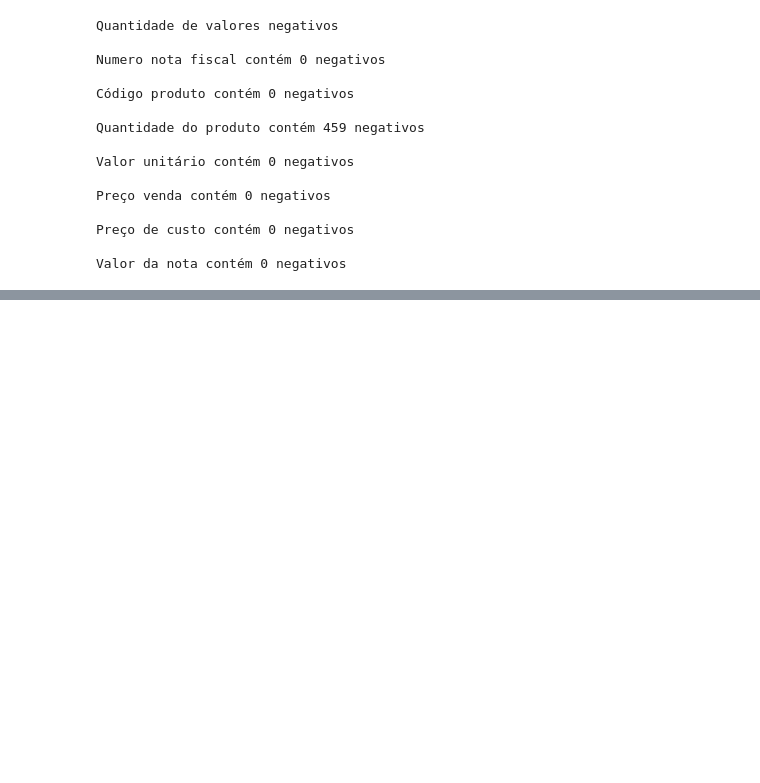
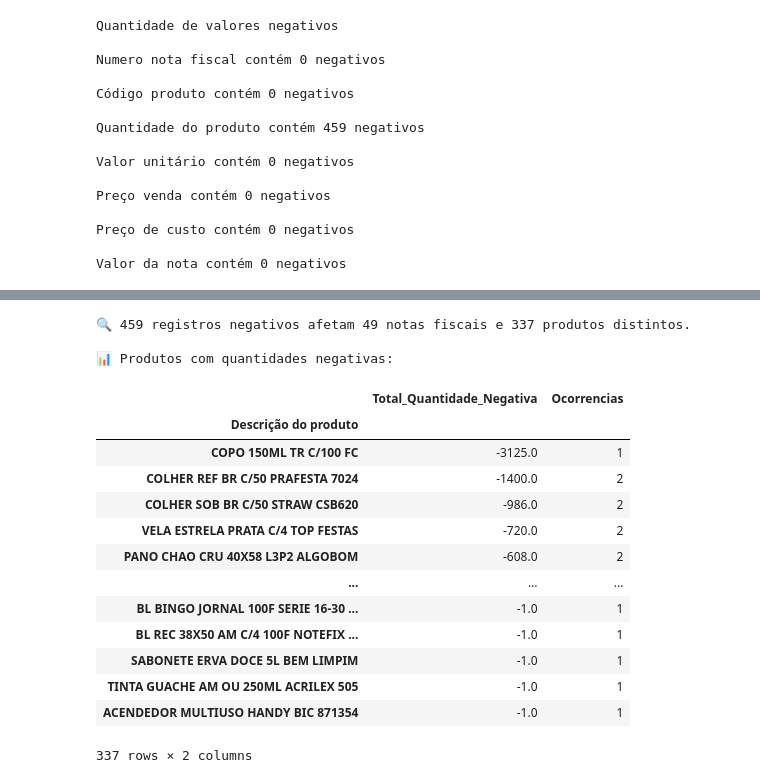
Before and after one commit to PauloQuirinoMN/Sistema-de-Recomendacao-e-Cross-selling, a Jupyter notebook: notas.ipynb, the cells around one changed output, grey strips where cells are left out. Drawn from its saved outputs; the diff is of its cells as text; code cells hidden in the pictures; blank space fills up the shorter version.

Commit message:
limpeza completa da base de vendas/notas - faltando apenas ajustar a coluna preço de custo será feita com o merge da base de estoque

```diff
--- a/notas.ipynb
+++ b/notas.ipynb
@@ -339,0 +184,37 @@ base_vendas_limpas.columns.tolist()
+# %%
+import pandas as pd
+
+# Filtrar apenas as linhas com quantidade negativa
+df_negativos = df_vendas[df_vendas['Quantidade do produto'] < 0]
+
+# Contar produtos únicos e notas fiscais impactadas
+total_produtos_negativos = df_negativos['Descrição do produto'].nunique()
+total_notas_impactadas = df_negativos['Numero nota fiscal'].nunique()
+
+# Agrupar por produto para ver a distribuição
+analise_produtos = df_negativos.groupby('Descrição do produto').agg(
+    Total_Quantidade_Negativa=('Quantidade do produto', 'sum'),
+    Ocorrencias=('Quantidade do produto', 'count')
+).sort_values('Total_Quantidade_Negativa')
+
+print(f"🔍 {len(df_negativos)} registros negativos afetam {total_notas_impactadas} notas fiscais e {total_produtos_negativos} produtos distintos.\n")
+print("📊 Produtos com quantidades negativas:")
+display(analise_produtos)
+# %% [output]
+🔍 459 registros negativos afetam 49 notas fiscais e 337 produtos distintos.
+
+📊 Produtos com quantidades negativas:
+|  | Total_Quantidade_Negativa | Ocorrencias |
+| Descrição do produto |  |  |
+| COPO 150ML TR C/100 FC | -3125.0 | 1 |
+| COLHER REF BR C/50 PRAFESTA 7024 | -1400.0 | 2 |
+| COLHER SOB BR C/50 STRAW CSB620 | -986.0 | 2 |
+| VELA ESTRELA PRATA C/4 TOP FESTAS | -720.0 | 2 |
+| PANO CHAO CRU 40X58 L3P2 ALGOBOM | -608.0 | 2 |
+| ... | ... | ... |
+| BL BINGO JORNAL 100F SERIE 16-30 ... | -1.0 | 1 |
+| BL REC 38X50 AM C/4 100F NOTEFIX ... | -1.0 | 1 |
+| SABONETE ERVA DOCE 5L BEM LIMPIM | -1.0 | 1 |
+| TINTA GUACHE AM OU 250ML ACRILEX 505 | -1.0 | 1 |
+| ACENDEDOR MULTIUSO HANDY BIC 871354 | -1.0 | 1 |
+337 rows × 2 columns
```
Also changed, not shown: parts of 38 cells of this notebook, 7 other files.
